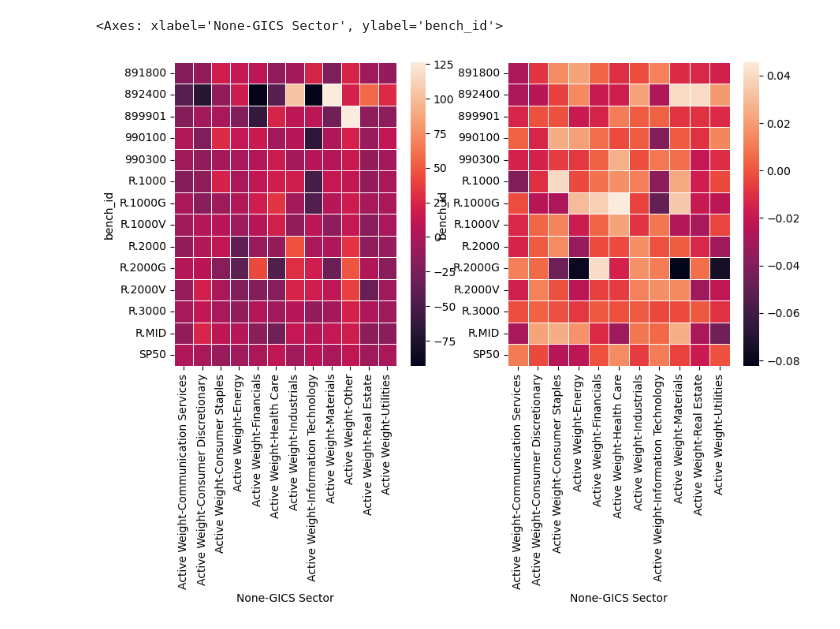
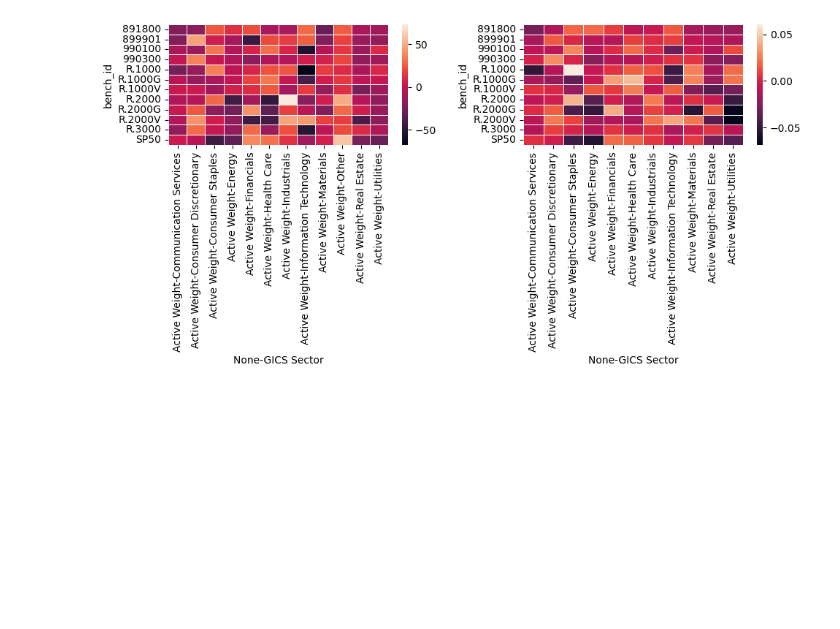
Before and after one commit to nurciuoli/FdsPy, a Jupyter notebook: analysis/Top Fund Positioning/Top Fund Positioning - Analysis.ipynb, the cells around one changed output. Saved outputs shown, nothing was run; the diff lists cells and outputs as text; code cells hidden in the pictures; blank space fills up the shorter version.

```diff
--- a/analysis/Top Fund Positioning/Top Fund Positioning - Analysis.ipynb
+++ b/analysis/Top Fund Positioning/Top Fund Positioning - Analysis.ipynb
@@ -4,7 +4,7 @@ import seaborn as sns
 import matplotlib.pyplot as plt
 import numpy as np
 
-df= pd.read_pickle('../../data/Top Fund Positioning/t10_full_universe_weights_20230731.pkl')
+df= pd.read_pickle('../../data/Top Fund Positioning/t10_full_universe_weights_20230731_v4.pkl')
 
 df.head()
 # %% [output]
@@ -128,10 +123,11 @@ plt.show()
 # %%
 fig,axs = plt.subplots(1,2,figsize=(10,5))
 sns.heatmap(df.groupby(['bench_id','GICS Sector']).agg({'Active Weight':'sum'}).unstack(),
             linewidth=.5,ax=axs[0])
 
 sns.heatmap(df[df['GICS Sector']!='Other'].groupby(['bench_id','GICS Sector']).agg({'Active Weight':'mean'}).unstack(),
             linewidth=.5,ax=axs[1])
+
+plt.tight_layout()
 # %% [output]
-<Axes: xlabel='None-GICS Sector', ylabel='bench_id'>
-[figure, old version]
+[figure, new version]
```
Also changed, not shown: parts of 19 cells of this notebook.
